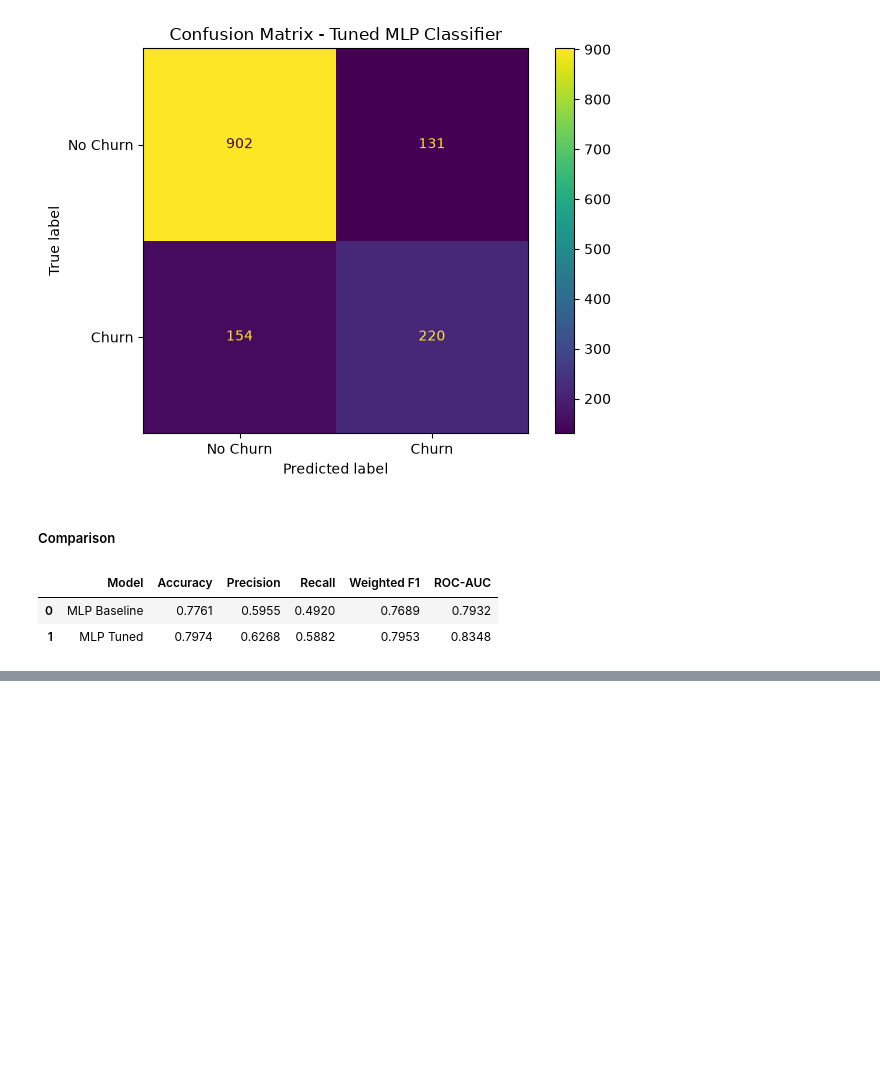
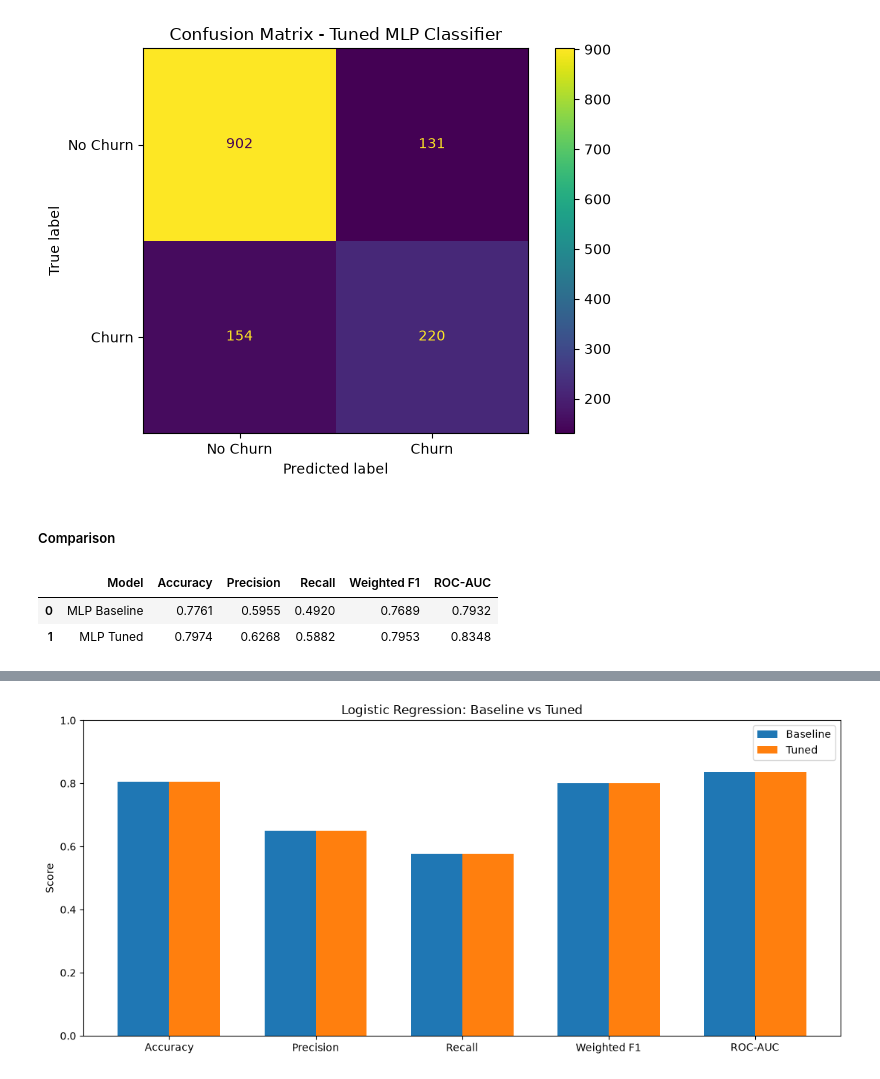
Before and after one commit to Anuja1307/ML_Capstone_Project, a Jupyter notebook: notebooks/Classification.ipynb, the cells around one changed output, grey strips where cells are left out. Saved outputs shown, nothing was run; the diff lists cells and outputs as text; code cells hidden in the pictures; blank space fills up the shorter version.

Commit message:
Best model selection

```diff
--- a/notebooks/Classification.ipynb
+++ b/notebooks/Classification.ipynb
@@ -618,5 +621,7 @@ Logistic Regression Weighted F1-score: 0.8014
 # %% [markdown]
 ##### ROC-AUC
 # %%
-from sklearn.metrics import roc_auc_score
-logistic_roc_auc = roc_auc_score (y_test, y_pred_logistic)
+# Churn = Yes is encoded as 1; use continuous model scores for ROC-AUC.
+logistic_scores = logistic_model.predict_proba(X_test_processed)[:, list(logistic_model.classes_).index(1)]
+logistic_roc_auc = roc_auc_score(y_test, logistic_scores)
+print(f"Logistic Regression ROC-AUC: {logistic_roc_auc:.4f}")
@@ -2001,0 +2314,41 @@ GridSearchCV was used to tune the hidden layer sizes and activation function of
+# %%
+
+import matplotlib.pyplot as plt
+import numpy as np
+
+metrics = [
+    "Accuracy", "Precision", "Recall",
+    "Weighted F1", "ROC-AUC"
+]
+
+baseline_scores = logistic_comparison.loc[0, metrics].astype(float)
+tuned_scores = logistic_comparison.loc[1, metrics].astype(float)
+
+x = np.arange(len(metrics))
+width = 0.35
+
+plt.figure(figsize=(11, 5))
+
+plt.bar(
+    x - width / 2,
+    baseline_scores,
+    width,
+    label="Baseline"
+)
+
+plt.bar(
+    x + width / 2,
+    tuned_scores,
+    width,
+    label="Tuned"
+)
+
+plt.xticks(x, metrics)
+plt.ylim(0, 1)
+plt.ylabel("Score")
+plt.title("Logistic Regression: Baseline vs Tuned")
+plt.legend()
+plt.tight_layout()
+plt.show()
+# %% [output]
+[figure, added]
```
Also changed, not shown: parts of 29 cells of this notebook.
